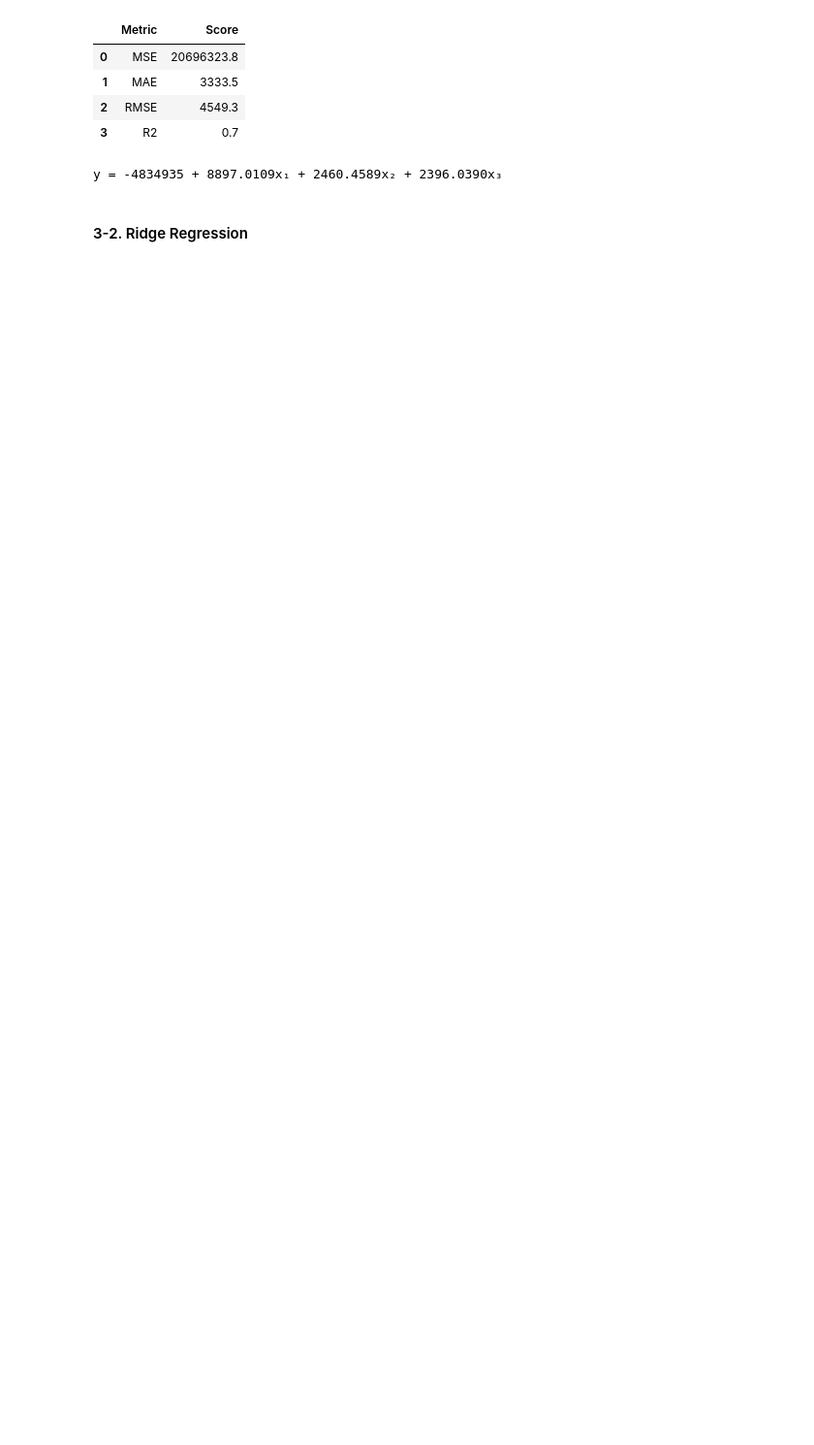
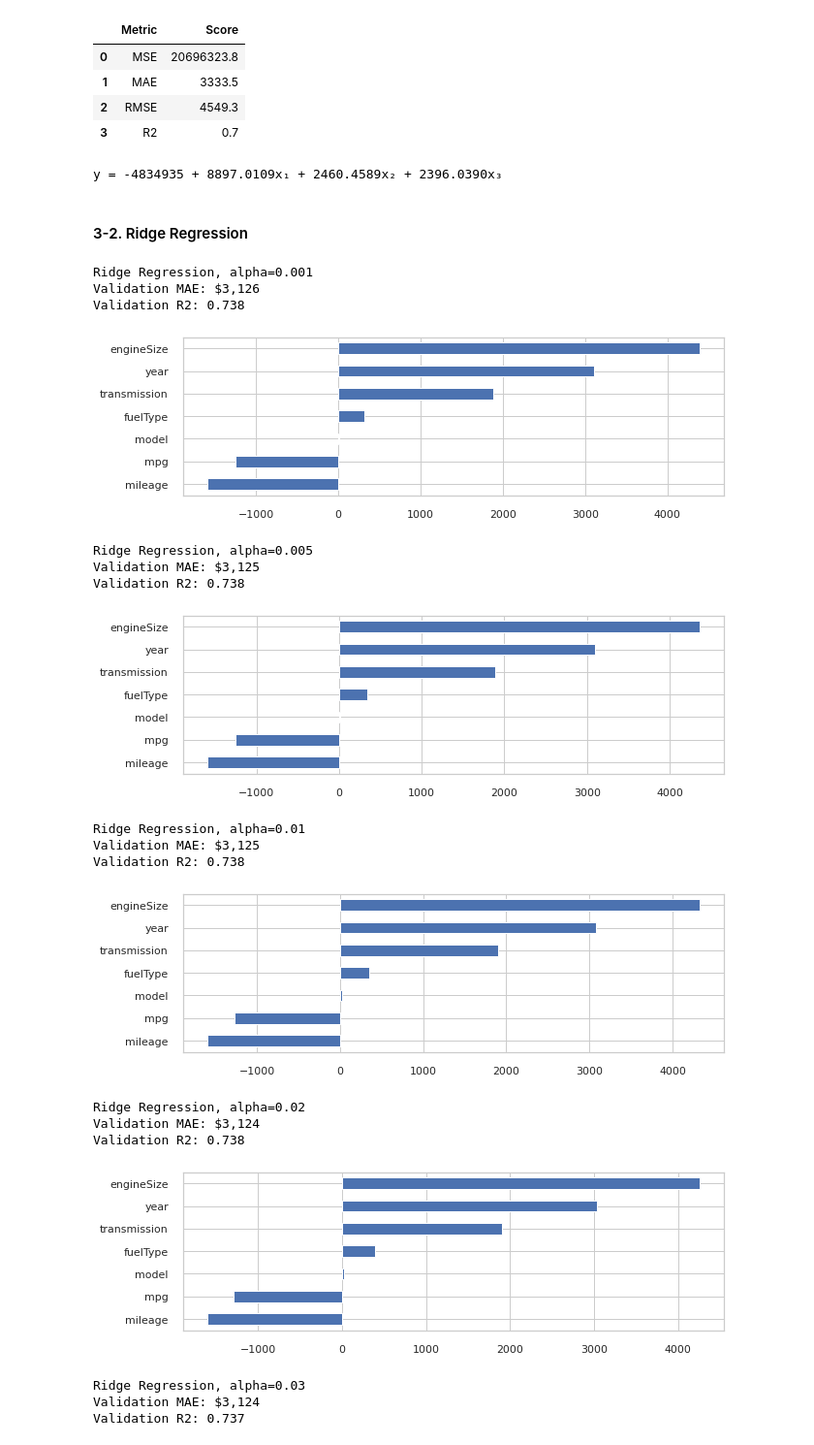
Before and after one commit to KYOH95/Project_2_Car_Analysis, a Jupyter notebook: Project2.ipynb, the cells around one changed output. Shown at 97% size. Cells and saved outputs as stored; diff of their text form; code cells hidden in the pictures; blank space fills up the shorter version.

```diff
--- a/Project2.ipynb
+++ b/Project2.ipynb
@@ -509,19 +509,25 @@ model:  132
 transmission:  3
 fuelType:  4
 # %%
-# ordinal encoder
+# ordinal encoder and standard scaler
 !pip install category_encoders
 
 # from category_encoders import OneHotEncoder
 from category_encoders import OrdinalEncoder
+from sklearn.preprocessing import StandardScaler
 
 ## 원핫 인코딩
 # encoder = OneHotEncoder(use_cat_names = True)
 ord_enc = OrdinalEncoder(handle_missing="value")
+scaler = StandardScaler()
 
 X_train_ord_enc = ord_enc.fit_transform(X_train)
 X_val_ord_enc = ord_enc.transform(X_val)
 X_test_ord_enc = ord_enc.transform(X_test)
+
+X_train_scaled = scaler.fit_transform(X_train_ord_enc)
+X_val_scaled = scaler.transform(X_val_ord_enc)
+X_test_scaled = scaler.transform(X_test_ord_enc)
 # %% [output]
 Looking in indexes: https://pypi.org/simple, https://us-python.pkg.dev/colab-wheels/public/simple/
 Requirement already satisfied: category_encoders in /usr/local/lib/python3.7/dist-packages (2.5.0)
@@ -647,3 +653,61 @@ print(f'y = {b0:.0f} + {b1:.4f}x\u2081 + {b2:.4f}x\u2082 + {b3:.4f}x\u2083')
 y = -4834935 + 8897.0109x₁ + 2460.4589x₂ + 2396.0390x₃
 # %% [markdown]
 #### 3-2. Ridge Regression
+# %%
+import warnings
+warnings.filterwarnings('ignore')
+
+from sklearn.metrics import r2_score
+from sklearn.linear_model import RidgeCV
+import matplotlib.pyplot as plt
+from sklearn.linear_model import Ridge
+
+for alpha in [0.001, 0.005, 0.01, 0.02, 0.03, 0.05, 0.07, 1.0, 10.0]:
+
+    print(f'Ridge Regression, alpha={alpha}')
+
+    # Ridge 모델 학습
+    Ridge_model = Ridge(alpha=alpha, normalize=True)
+    Ridge_model.fit(X_train_scaled, y_train)
+    y_pred = Ridge_model.predict(X_val_scaled)
+
+    # MAE for test
+    mae = mean_absolute_error(y_val, y_pred)
+    r2 = r2_score(y_val, y_pred)
+
+    print(f'Validation MAE: ${mae:,.0f}')
+    print(f'Validation R2: {r2:,.3f}')
+
+    # plot coefficients
+    coefficients = pd.Series(Ridge_model.coef_, X_train.columns)
+    plt.figure(figsize=(10,3))
+    coefficients.sort_values().plot.barh()
+    plt.show()
+
+
+# mse = mean_squared_error(y_val, y_pred_val_linear)
+# mae = mean_absolute_error(y_val, y_pred_val_linear)
+# rmse = mse ** 0.5
+# r2 = r2_score(y_val, y_pred_val_linear)
+
+# display(pd.DataFrame([['MSE', mse],['MAE', mae],['RMSE', rmse],['R2', r2]], columns=['Metric', 'Score']))
+# %% [output]
+Ridge Regression, alpha=0.001
+Validation MAE: $3,126
+Validation R2: 0.738
+[figure, added]
+Ridge Regression, alpha=0.005
+Validation MAE: $3,125
+Validation R2: 0.738
+[figure, added]
+Ridge Regression, alpha=0.01
+Validation MAE: $3,125
+Validation R2: 0.738
+[figure, added]
+Ridge Regression, alpha=0.02
+Validation MAE: $3,124
+Validation R2: 0.738
+[figure, added]
+Ridge Regression, alpha=0.03
+Validation MAE: $3,124
+Validation R2: 0.737
```
Also changed, not shown: parts of 2 cells of this notebook.
